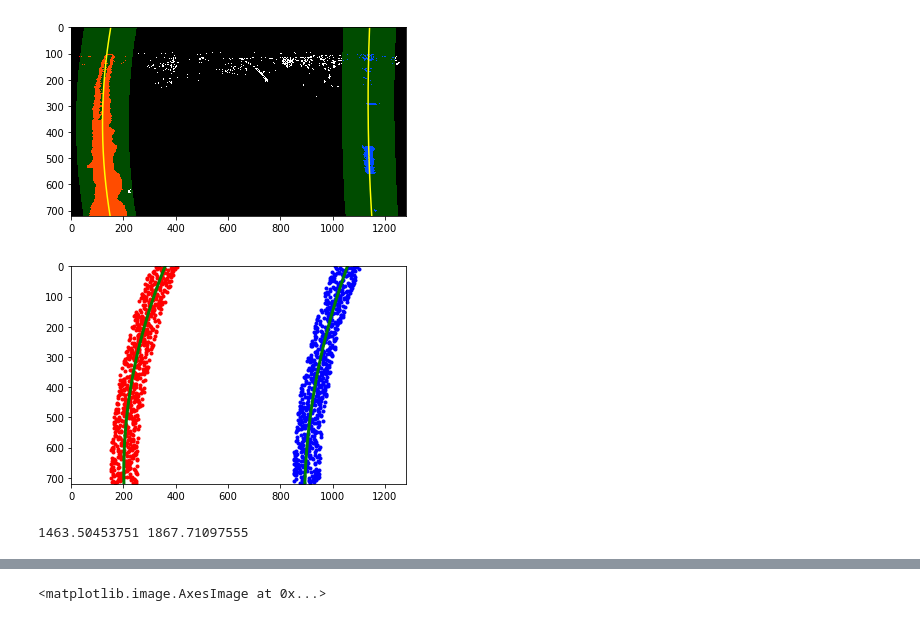
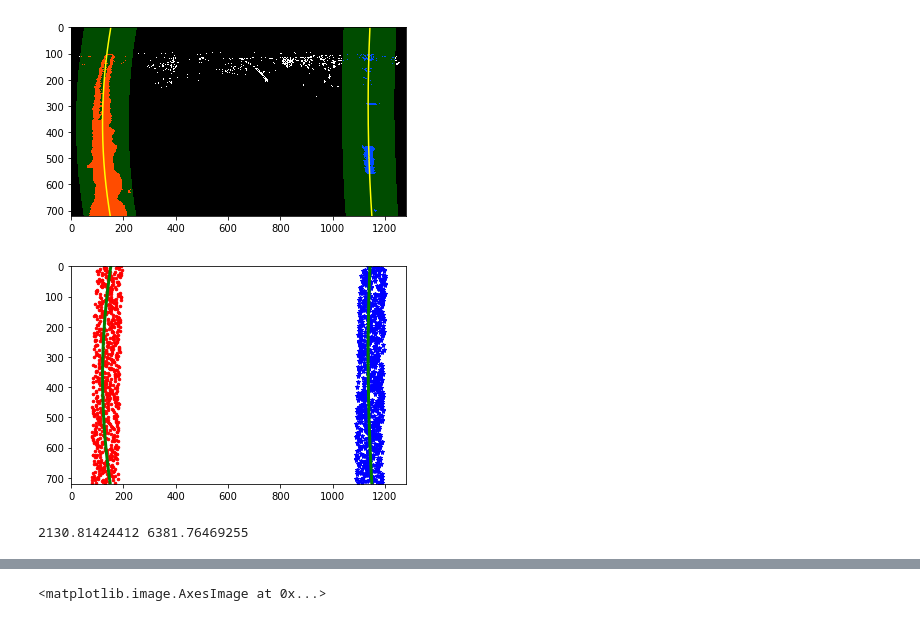
Before and after one commit to rpalsaxena/Lane-Detection-using-OpenCV, a Jupyter notebook: lane_detection.ipynb, the cells around one changed output, grey strips where cells are left out. Cells and saved outputs as stored; diff of their text form; code cells hidden in the pictures.

```diff
--- a/lane_detection.ipynb
+++ b/lane_detection.ipynb
@@ -421,44 +421,47 @@ plt.ylim(720, 0)
 # %% [output]
 (720, 0)
 [figure]
+# %%
+#ploty = np.linspace(0, 719, num=720)# to cover same y-range as image
+quadratic_coeff = 3e-5 # arbitrary quadratic coefficient
+# For each y position generate random x position within +/-50 pix
+# of the line base position in each case (x=200 for left, and x=900 for right)
+
+leftx = np.array([130 + (y**2)*quadratic_coeff + np.random.randint(-50, high=51)
+                              for y in ploty])
+rightx = np.array([1140+ (y**2)*quadratic_coeff + np.random.randint(-50, high=51)
+                                for y in ploty])
+leftx = leftx[::-1]  # Reverse to match top-to-bottom in y
+rightx = rightx[::-1]  # Reverse to match top-to-bottom in y
 # %%
-ploty = np.linspace(0, 719, num=720)# to cover same y-range  - midpointas image
-quadratic_coeff = 3e-4 # arbitrary quadratic coefficient
-# For each y position generate random x position within +/-50 pix
-# of the line base position in each case (x=200 for left, and x=900 for right)
-leftx = np.array([200 + (y**2)*quadratic_coeff + np.random.randint(-50, high=51)
-                              for y in ploty])
-rightx = np.array([900 + (y**2)*quadratic_coeff + np.random.randint(-50, high=51)
-                                for y in ploty])
-
-leftx = leftx[::-1]  # Reverse to match top-to-bottom in y
-rightx = rightx[::-1]  # Reverse to match top-to-bottom in y
-
-
 # Fit a second order polynomial to pixel positions in each fake lane line
+#'''
+'''
 left_fit = np.polyfit(ploty, leftx, 2)
 left_fitx = left_fit[0]*ploty**2 + left_fit[1]*ploty + left_fit[2]
 right_fit = np.polyfit(ploty, rightx, 2)
 right_fitx = right_fit[0]*ploty**2 + right_fit[1]*ploty + right_fit[2]
+'''
 
 # Plot up the fake data
-mark_size = 3
-plt.plot(leftx, ploty, 'o', color='red', markersize=mark_size)
-plt.plot(rightx, ploty, 'o', color='blue', markersize=mark_size)
+mark_size = 5
+plt.plot(leftx, ploty, '.', color='red', markersize=mark_size)
+plt.plot(rightx, ploty, '*', color='blue', markersize=mark_size)
 plt.xlim(0, 1280)
 plt.ylim(0, 720)
 plt.plot(left_fitx, ploty, color='green', linewidth=3)
 plt.plot(right_fitx, ploty, color='green', linewidth=3)
 plt.gca().invert_yaxis() # to visualize as we do the images
 # %% [output]
-[figure, old version]
+[figure, new version]
 # %%
-y_eval = np.max(ploty)
+y_eval = np.median(ploty)
 left_curverad = ((1 + (2*left_fit[0]*y_eval + left_fit[1])**2)**1.5) / np.absolute(2*left_fit[0])
 right_curverad = ((1 + (2*right_fit[0]*y_eval + right_fit[1])**2)**1.5) / np.absolute(2*right_fit[0])
 print(left_curverad, right_curverad)
+# Example values: 1926.74 1908.48
 # %% [output]
-1463.50453751 1867.71097555
+2130.81424412 6381.76469255
 # %%
 ym_per_pix = 30/720 # meters per pixel in y dimension
 xm_per_pix = 3.7/1280 # meters per pixel in x dimension
```
Also changed, not shown: parts of 6 cells of this notebook.
